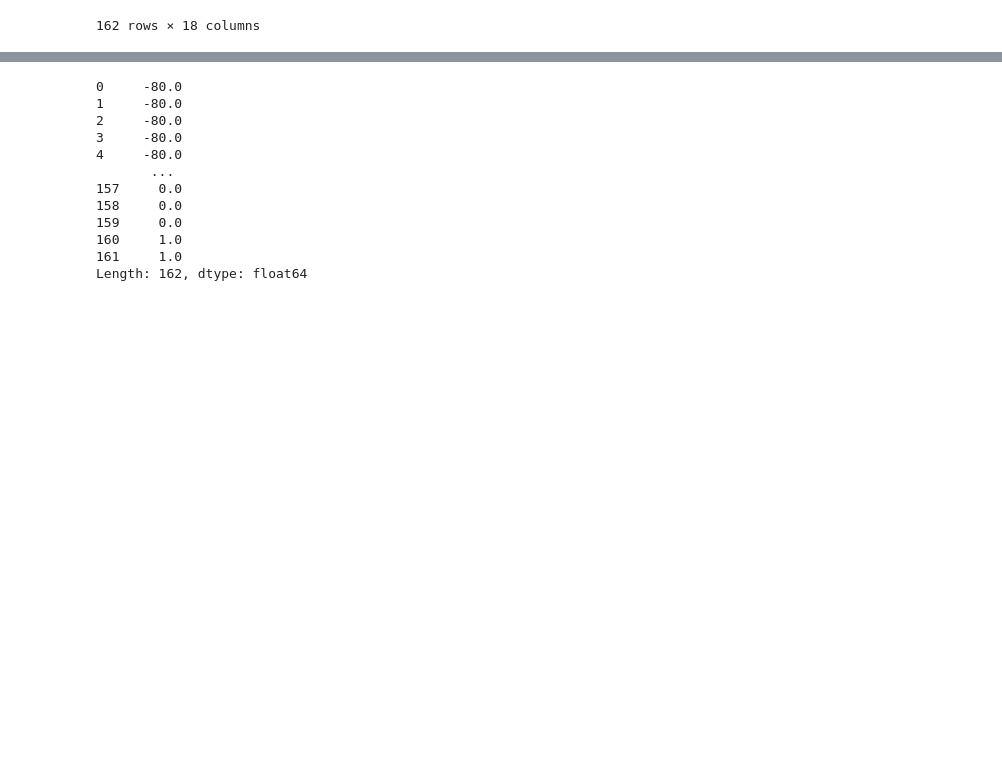
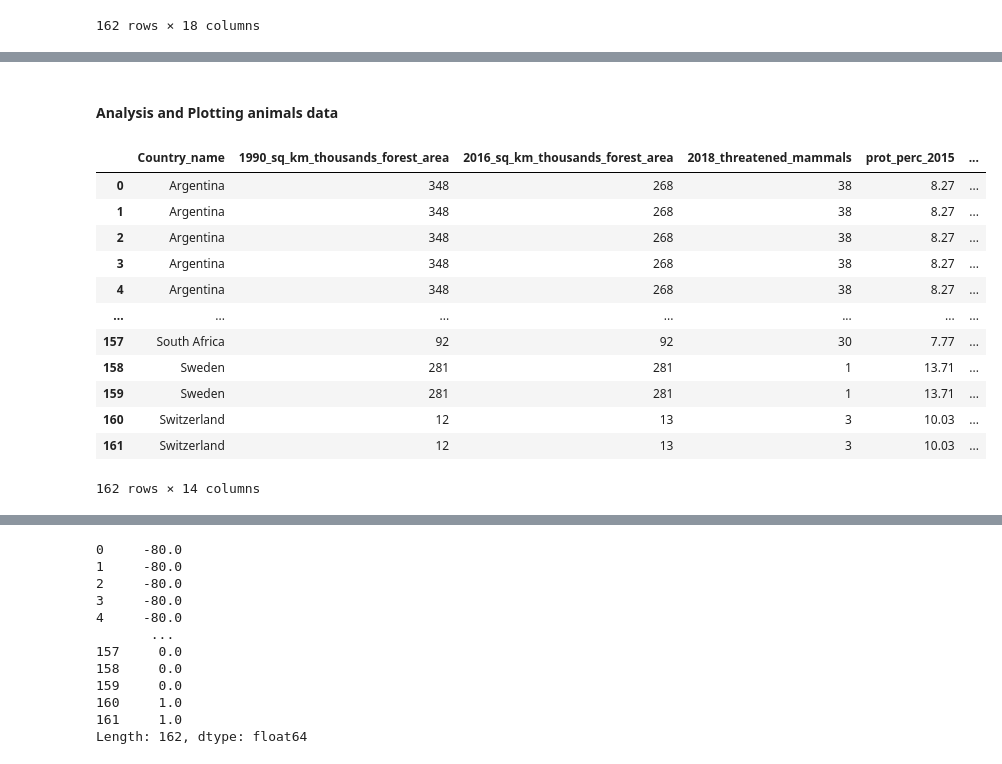
Before and after one commit to Ulli-Aech/Project_Data_Thieves, a Jupyter notebook: environmental_analysis.ipynb, the cells around one changed output, grey strips where cells are left out. Cells and saved outputs as stored; diff of their text form; code cells hidden in the pictures; blank space fills up the shorter version.

```diff
--- a/environmental_analysis.ipynb
+++ b/environmental_analysis.ipynb
@@ -69,0 +106,20 @@ merging
+# %% [markdown]
+#### Analysis and Plotting animals data
+# %%
+count_status = df_environmental.assign(Status_count = df_environmental['Status'] )
+# %%
+count_status
+# %% [output]
+|  | Country_name | 1990_sq_km_thousands_forest_area | 2016_sq_km_thousands_forest_area | 2018_threatened_mammals | prot_perc_2015 | ... |
+| 0 | Argentina | 348 | 268 | 38 | 8.27 | ... |
+| 1 | Argentina | 348 | 268 | 38 | 8.27 | ... |
+| 2 | Argentina | 348 | 268 | 38 | 8.27 | ... |
+| 3 | Argentina | 348 | 268 | 38 | 8.27 | ... |
+| 4 | Argentina | 348 | 268 | 38 | 8.27 | ... |
+| ... | ... | ... | ... | ... | ... | ... |
+| 157 | South Africa | 92 | 92 | 30 | 7.77 | ... |
+| 158 | Sweden | 281 | 281 | 1 | 13.71 | ... |
+| 159 | Sweden | 281 | 281 | 1 | 13.71 | ... |
+| 160 | Switzerland | 12 | 13 | 3 | 10.03 | ... |
+| 161 | Switzerland | 12 | 13 | 3 | 10.03 | ... |
+162 rows × 14 columns
```
Also changed, not shown: parts of 22 cells of this notebook.
